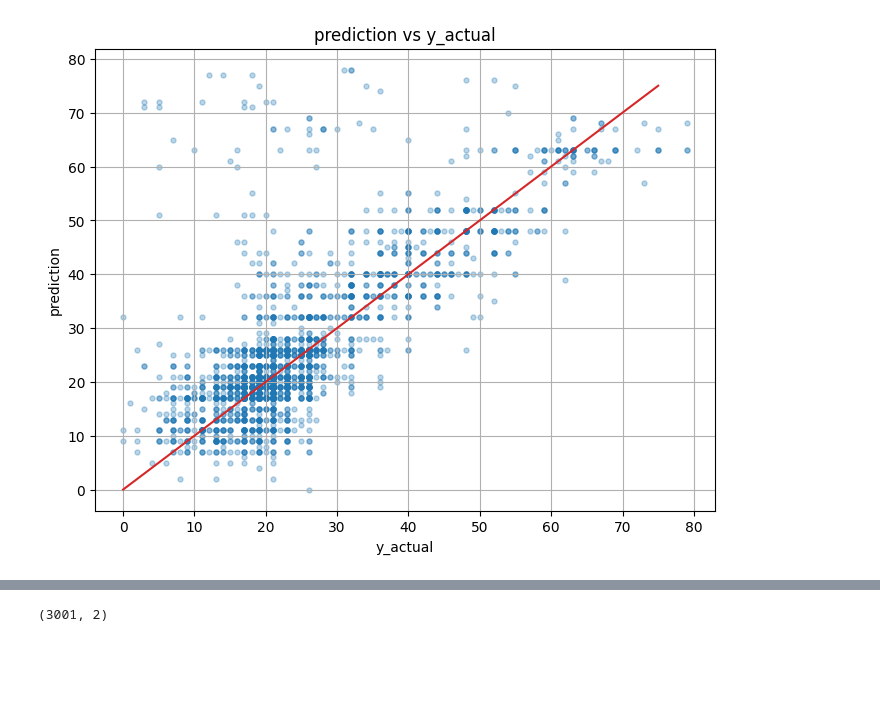
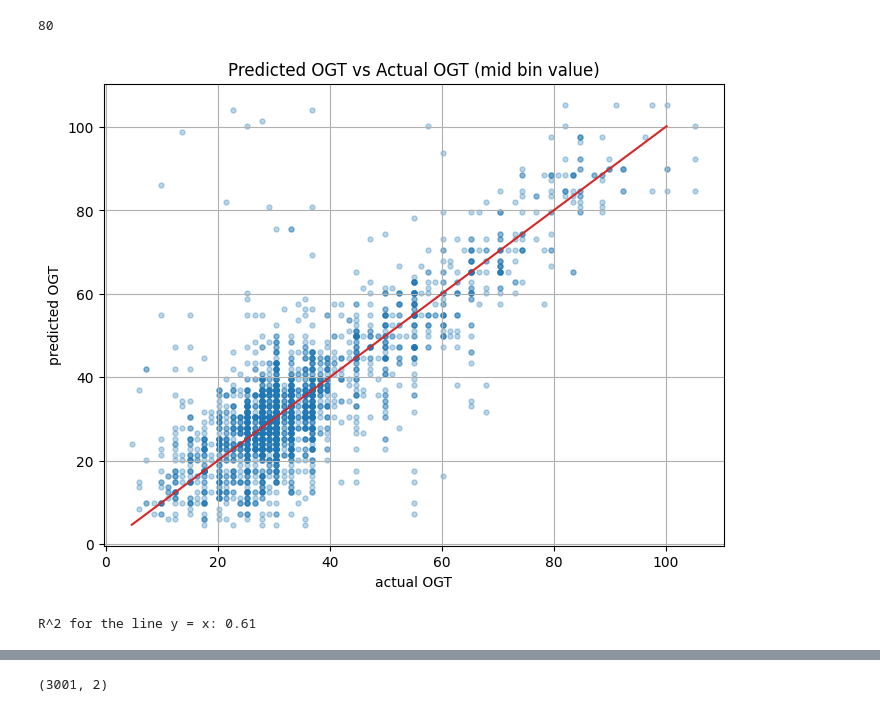
Before and after one commit to oist/gene-context, a Jupyter notebook: ogt_visual.ipynb, the cells around one changed output, grey strips where cells are left out. Drawn from its saved outputs; the diff is of its cells as text; code cells hidden in the pictures; blank space fills up the shorter version.

```diff
--- a/ogt_visual.ipynb
+++ b/ogt_visual.ipynb
@@ -1,12 +1,14 @@
 # %%
 import pandas as pd
+import numpy as np
 import matplotlib.pyplot as plt
 
-ind_point = 8
+from set_transformer.main import read_ogt_data
+X_train, X_train_column_names, y_train, X_test, X_test_column_names, y_test, num_classes, categories_linspace = read_ogt_data()
+
+print(len(categories_linspace))
+
+ind_point = 15
 file_names_cv = [f"prediction_probabilities_cross_valid_fold_0_SetTransformer_indPoints_{ind_point}", f"prediction_probabilities_cross_valid_fold_1_SetTransformer_indPoints_{ind_point}", f"prediction_probabilities_cross_valid_fold_2_SetTransformer_indPoints_{ind_point}", f"prediction_probabilities_cross_valid_fold_3_SetTransformer_indPoints_{ind_point}", f"prediction_probabilities_cross_valid_fold_4_SetTransformer_indPoints_{ind_point}"]
-
-# Read your dataframe (for example from a CSV file)
-def read_and_plot(filename):
-    df = pd.read_csv(f"set_transformer/resuls_SetTransformer/{filename}.csv",sep="\t")  # Replace with your file path
-    plt.scatter(df['y_actual'], df['prediction'], marker='o', alpha = 0.3, c = "tab:blue", s=13)#, linestyle='-', color='b')
-    return max(df['y_actual']), max(df['prediction'])
+# %% [output]
+80
@@ -13,15 +30,37 @@ def read_and_plot(filename):
+# %%
+# Read your dataframe (for example from a CSV file)
+def read_and_plot(filename):
+    df = pd.read_csv(f"set_transformer/resuls_SetTransformer/{filename}.csv",sep="\t")  # Replace with your file path
+    y_act_to_temp = []
+    for categ_i in df['y_actual']:
+        mid_bin_temp = ((categories_linspace[categ_i-1] + categories_linspace[categ_i])/2)
+        y_act_to_temp.append(mid_bin_temp)
+    predict_to_temp = []
+    for categ_i in df['prediction']:
+        mid_bin_temp = ((categories_linspace[categ_i-1] + categories_linspace[categ_i])/2)
+        predict_to_temp.append(mid_bin_temp)
+    plt.scatter(y_act_to_temp, predict_to_temp, marker='o', alpha = 0.3, c = "tab:blue", s=13)#, linestyle='-', color='b')
+
+    return min(y_act_to_temp), max(y_act_to_temp), min(predict_to_temp), max(predict_to_temp), y_act_to_temp, predict_to_temp
 # %%
+y_act_to_temp_tot = []
+predict_to_temp_tot = []
+
 plt.figure(figsize=(8, 6))
 plt.grid(True)
 for file in file_names_cv:
-    x_max, y_max = read_and_plot(file)
-plt.plot([0,x_max],[0,x_max], c = "tab:red")
-plt.title('prediction vs y_actual')
-plt.xlabel('y_actual')
-plt.ylabel('prediction')
-
+    x_min, x_max, y_min, y_max, y_act_to_temp, predict_to_temp = read_and_plot(file)
+    y_act_to_temp_tot += y_act_to_temp
+    predict_to_temp_tot += predict_to_temp
+plt.plot([x_min,x_max],[x_min,x_max], c = "tab:red")
+plt.title('Predicted OGT vs Actual OGT (mid bin value)')
+plt.xlabel('actual OGT')
+plt.ylabel('predicted OGT')
 
 plt.show()
+
+calculate_r2(y_act_to_temp_tot, predict_to_temp_tot)
 # %% [output]
-[figure, old version]
+[figure, new version]
+R^2 for the line y = x: 0.61
 # %%
```
Also changed, not shown: parts of 4 cells of this notebook, 3 other files.
